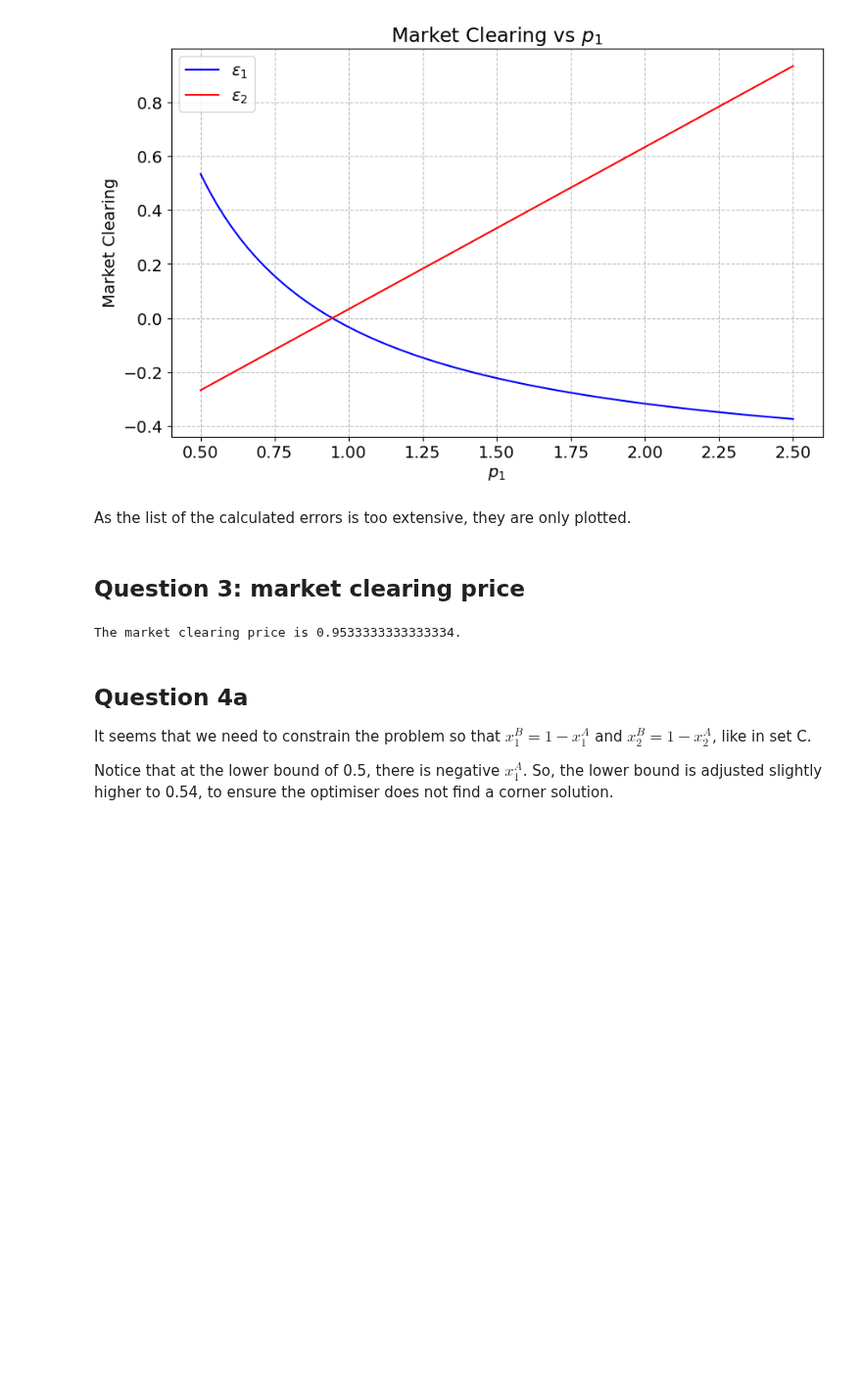
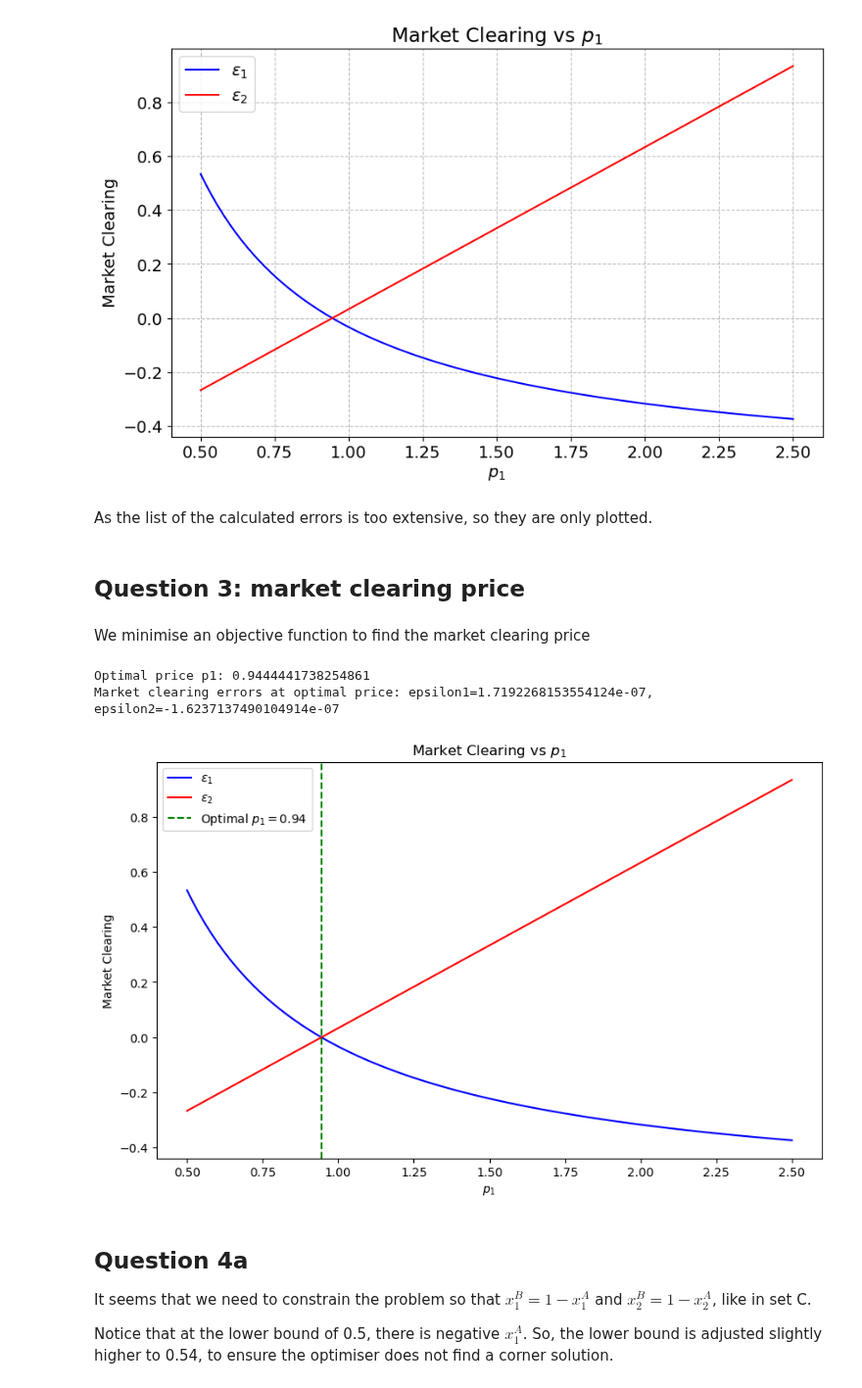
Before and after one commit to NumEconCopenhagen/projects-2024-josh-joshua-and-lyonell, a Jupyter notebook: inauguralproject/InauguralProject2024.ipynb, the cells around one changed output. Shown at 98% size. Drawn from its saved outputs; the diff is of its cells as text; code cells hidden in the pictures; blank space fills up the shorter version.

```diff
--- a/inauguralproject/InauguralProject2024.ipynb
+++ b/inauguralproject/InauguralProject2024.ipynb
@@ -127,29 +122,52 @@ plt.show()
 # %% [output]
 [figure]
 # %% [markdown]
-As the list of the calculated errors is too extensive, they are only plotted.
+As the list of the calculated errors is too extensive, so they are only plotted.
 # %% [markdown]
 ## Question 3: market clearing price
-# %%
-pN = 76
-p1_grid = np.zeros(76)
-for i in range(76):
-    p1_grid[i] = 0.5 + 2 * i / 75
-grid_mkt_clearing = np.zeros((pN, 2))  # creating a 2D array to store eps1 and eps2
-
-tolerance = 0.01  # define a tolerance level for closeness to zero
-
-for index, value in enumerate(p1_grid):
-    eps1, eps2 = model.check_market_clearing(value)
-    grid_mkt_clearing[index] = eps1, eps2  # storing eps1 and eps2 separately
-
-    # print(f'excess demand for p1={value}: eps1={eps1:12.8f}, eps2={eps2:12.8f}')
-
-    # check if both eps1 and eps2 are close to zero
-    if abs(eps1) < tolerance and abs(eps2) < tolerance:
-        print(f'The market clearing price is {value}.')
-# %% [output]
-The market clearing price is 0.9533333333333334.
+# %% [markdown]
+We minimise an objective function to find the market clearing price
+# %%
+# Initialize the model
+model = ExchangeEconomyClass()
+
+# Define the objective function
+def objective_function(p1, model):
+    eps1, eps2 = model.check_market_clearing(p1)
+    return (eps1**2 + eps2**2)
+
+# Use a numerical solver to minimize the objective function
+initial_guess = 1.0  # Initial guess for the price p1
+result = minimize(objective_function, initial_guess, args=(model,), method='BFGS')
+
+# Extract the optimal price and corresponding epsilon values
+optimal_p1 = result.x[0]
+optimal_eps1, optimal_eps2 = model.check_market_clearing(optimal_p1)
+
+print(f'Optimal price p1: {optimal_p1}')
+print(f'Market clearing errors at optimal price: epsilon1={optimal_eps1}, epsilon2={optimal_eps2}')
+
+# Visualize the results
+p1_grid = np.linspace(0.5, 2.5, 100)
+grid_mkt_clearing = np.zeros((100, 2))
+
+for index, value in enumerate(p1_grid):
+    eps1, eps2 = model.check_market_clearing(value)
+    grid_mkt_clearing[index] = eps1, eps2
+
+plt.figure(figsize=(10, 6))
+plt.plot(p1_grid, grid_mkt_clearing[:, 0], label='$\\epsilon_1$', color='blue')
+plt.plot(p1_grid, grid_mkt_clearing[:, 1], label='$\\epsilon_2$', color='red')
+plt.axvline(optimal_p1, color='green', linestyle='--', label=f'Optimal $p_1={optimal_p1:.2f}$')
+plt.xlabel('$p_1$')
+plt.ylabel('Market Clearing')
+plt.legend()
+plt.title('Market Clearing vs $p_1$')
+plt.show()
+# %% [output]
+Optimal price p1: 0.9444441738254861
+Market clearing errors at optimal price: epsilon1=1.7192268153554124e-07, epsilon2=-1.6237137490104914e-07
+[figure, added]
 # %% [markdown]
 ## Question 4a
 
```
Also changed, not shown: parts of 6 cells of this notebook.
